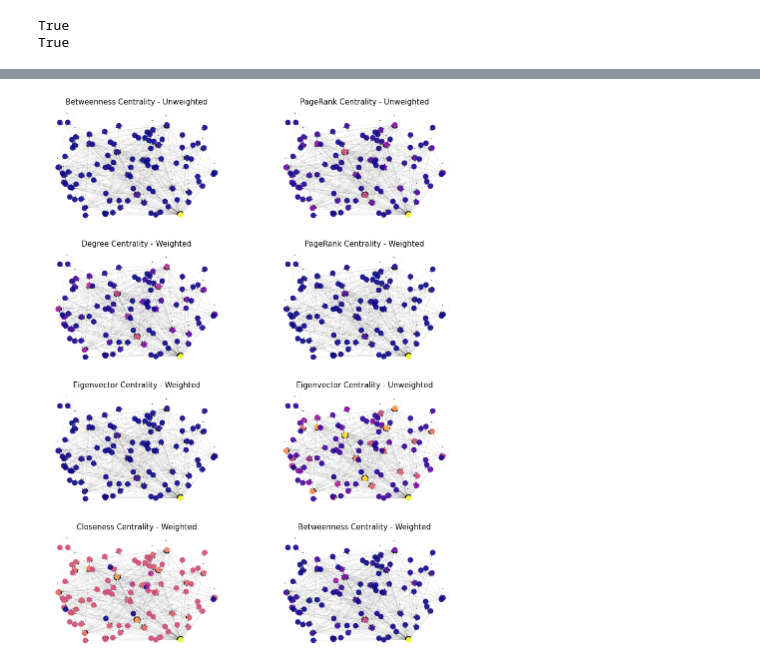
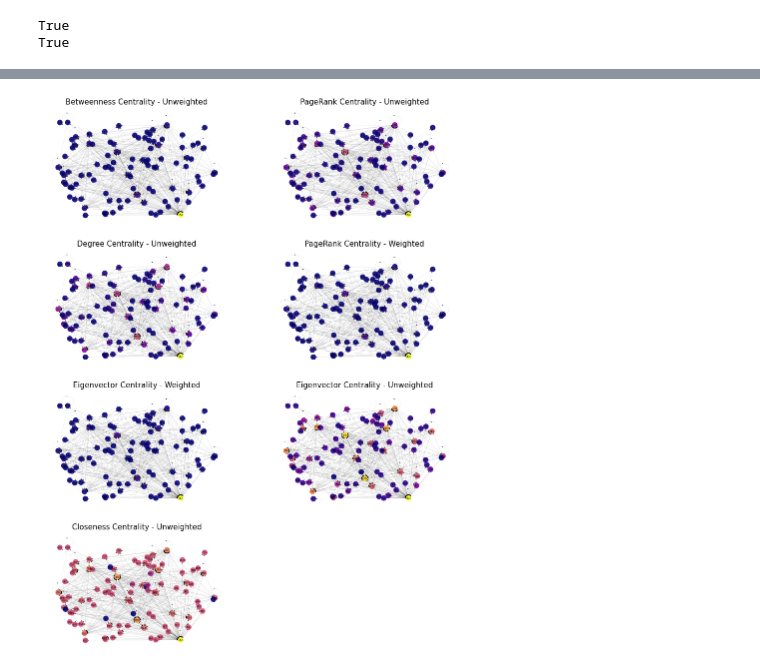
Before and after one commit to anton-koshelev/International-Interlinkages-and-Long-Run-Growth-A-Graph-Approach, a Jupyter notebook: 2-centralities_computation/4-centrality_comparison.ipynb, the cells around one changed output, grey strips where cells are left out. Drawn from its saved outputs; the diff is of its cells as text; code cells hidden in the pictures.

```diff
--- a/2-centralities_computation/4-centrality_comparison.ipynb
+++ b/2-centralities_computation/4-centrality_comparison.ipynb
@@ -17,13 +17,13 @@ def read_json_file(filename: str) -> nx.Graph:
 # %%
 centrality_names = {
     'betweenness_centr_uw' : 'Betweenness Centrality - Unweighted',
-    'betweenness_centr' : 'Betweenness Centrality - Weighted',
+    #'betweenness_centr' : 'Betweenness Centrality - Weighted',
     'pagerank_centr_uw' : 'PageRank Centrality - Unweighted',
-    'degree_centr' : 'Degree Centrality - Weighted',
+    'degree_centr' : 'Degree Centrality - Unweighted',
     'pagerank_centr' : 'PageRank Centrality - Weighted',
     'eigenv_centr' : 'Eigenvector Centrality - Weighted',
     'eigenv_centr_uw' : 'Eigenvector Centrality - Unweighted',
-    'closeness_centr' : 'Closeness Centrality - Weighted'
+    'closeness_centr' : 'Closeness Centrality - Unweighted'
 }
 # %%
 # technology graph
@@ -83,0 +52,2 @@ for col in centr.columns:
+# %%
+centr.drop(columns=['betweenness_centr'], inplace=True)
@@ -83,0 +86,30 @@ for col in centr.columns:
+# %%
+fig, ax = plt.subplots(1, 2, figsize=(15, 5))
+two_centralities = ["eigenv_centr_uw", "degree_centr"]
+for i in range(len(two_centralities)):
+    col = two_centralities[i]
+    ix = np.unravel_index(i, ax.shape)
+    plt.sca(ax[ix])
+    val_map = {}
+    for c in centr.index:
+        val_map[c] = centr.rank().loc[c][col]
+
+    colmax = centr[col].max()
+
+    values = [val_map.get(node)/colmax for node in graph.nodes()]
+
+    nx.draw_networkx(G=graph,
+                     pos=nx.random_layout(G=graph, seed=10),
+                     node_size=100,
+                     with_labels=True,
+                     alpha=0.9,
+                     arrowsize=5,
+                     width=0.05,
+                     cmap=plt.get_cmap('plasma'),
+                     node_color=values,
+                     ax=ax[ix],
+                     font_size=5)
+    ax[ix].set_title(centrality_names[col] + ' (Rank)', fontsize=15)
+    ax[ix].set_axis_off()
+plt.savefig('centrality_comparison_rank2.pdf', bbox_inches='tight')
+plt.savefig('centrality_comparison_rank2.png', bbox_inches='tight')
@@ -84,30 +118,32 @@ for col in centr.columns:
 # %%
 fig, ax = plt.subplots(4, 2, figsize=(15,20))
 for i in range(len(centr.columns)):
     col = centr.columns[i]
     ix = np.unravel_index(i, ax.shape)
     plt.sca(ax[ix])
     val_map = {}
     for c in centr.index:
         val_map[c] = centr.loc[c][col]
 
     colmax = centr[col].max()
 
     values = [val_map.get(node)/colmax for node in graph.nodes()]
 
     nx.draw_networkx(G=graph,
                      pos=nx.random_layout(G=graph, seed=10),
                      node_size=100,
-                     with_labels=False,
+                     with_labels=True,
                      alpha=0.9,
                      arrowsize=5,
                      width=0.05,
                      cmap=plt.get_cmap('plasma'),
                      node_color=values,
-                     ax=ax[ix])
+                     ax=ax[ix],
+                     font_size=5)
     ax[ix].set_title(centrality_names[col], fontsize=15)
     ax[ix].set_axis_off()
+ax[(3, 1)].set_axis_off()
 plt.savefig('centrality_comparison.pdf', bbox_inches='tight')
 plt.savefig('centrality_comparison.png', bbox_inches='tight')
 # %% [output]
-[figure, old version]
+[figure, new version]
```
Also changed, not shown: parts of 4 cells of this notebook.
